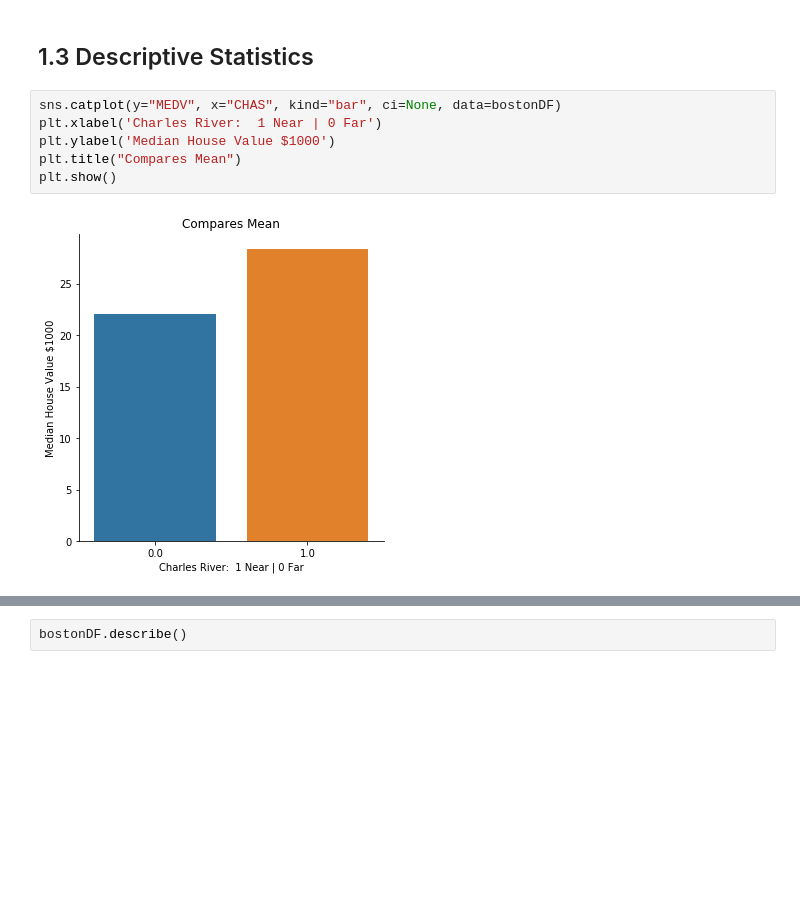
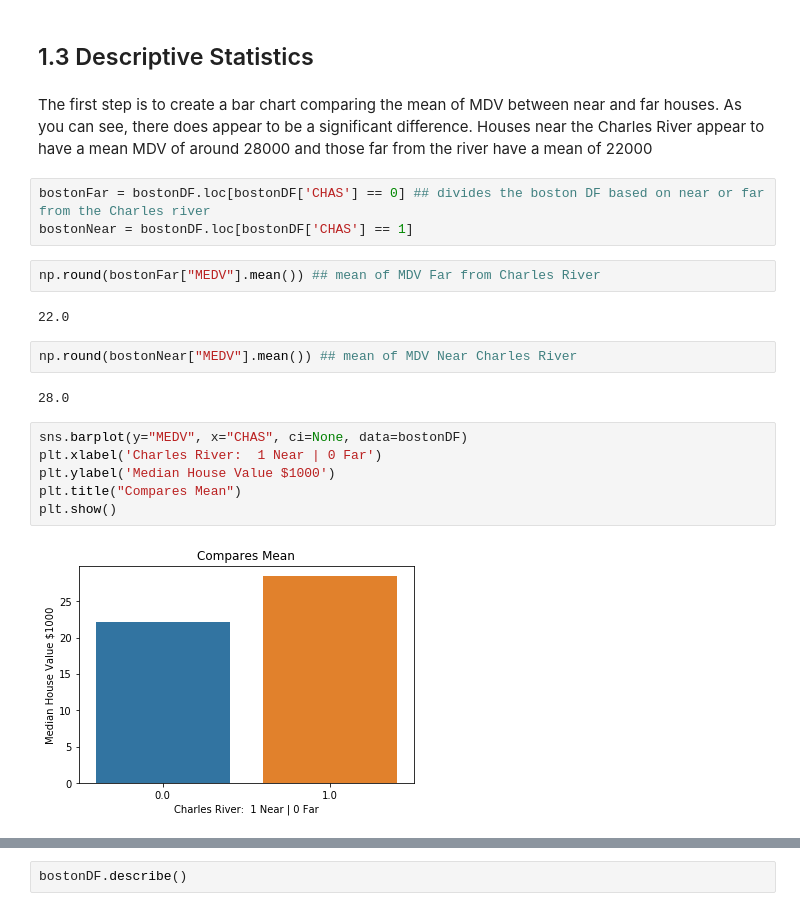
Before and after one commit to dermotkel/machine-learning, a Jupyter notebook: project.ipynb, the cells around one changed output, grey strips where cells are left out. Drawn from its saved outputs; the diff is of its cells as text; blank space fills up the shorter version.

Commit message:
calculated mean of far and near

```diff
--- a/project.ipynb
+++ b/project.ipynb
@@ -98,11 +98,24 @@ bostonDF.head()
 | 4 | 0.06905 | 0.0 | 2.18 | 0.0 | 0.458 | 7.147 | 54.2 | 6.0622 | 3.0 | 222.0 | 18.7 | ... |
 # %% [markdown]
 ## 1.3 Descriptive Statistics
+# %% [markdown]
+The first step is to create a bar chart comparing the mean of MDV between near and far houses. As you can see, there does appear to be a significant difference. Houses near the Charles River appear to have a mean MDV of around 28000 and those far from the river have a mean of 22000
+# %%
+bostonFar = bostonDF.loc[bostonDF['CHAS'] == 0] ## divides the boston DF based on near or far from the Charles river
+bostonNear = bostonDF.loc[bostonDF['CHAS'] == 1]
+# %%
+np.round(bostonFar["MEDV"].mean()) ## mean of MDV Far from Charles River
+# %% [output]
+22.0
+# %%
+np.round(bostonNear["MEDV"].mean()) ## mean of MDV Near Charles River
+# %% [output]
+28.0
 # %%
-sns.catplot(y="MEDV", x="CHAS", kind="bar", ci=None, data=bostonDF)
+sns.barplot(y="MEDV", x="CHAS", ci=None, data=bostonDF)
 plt.xlabel('Charles River:  1 Near | 0 Far')
 plt.ylabel('Median House Value $1000')
 plt.title("Compares Mean")
 plt.show()
 # %% [output]
-[figure, old version]
+[figure, new version]
```
Also changed, not shown: parts of 2 cells of this notebook.
